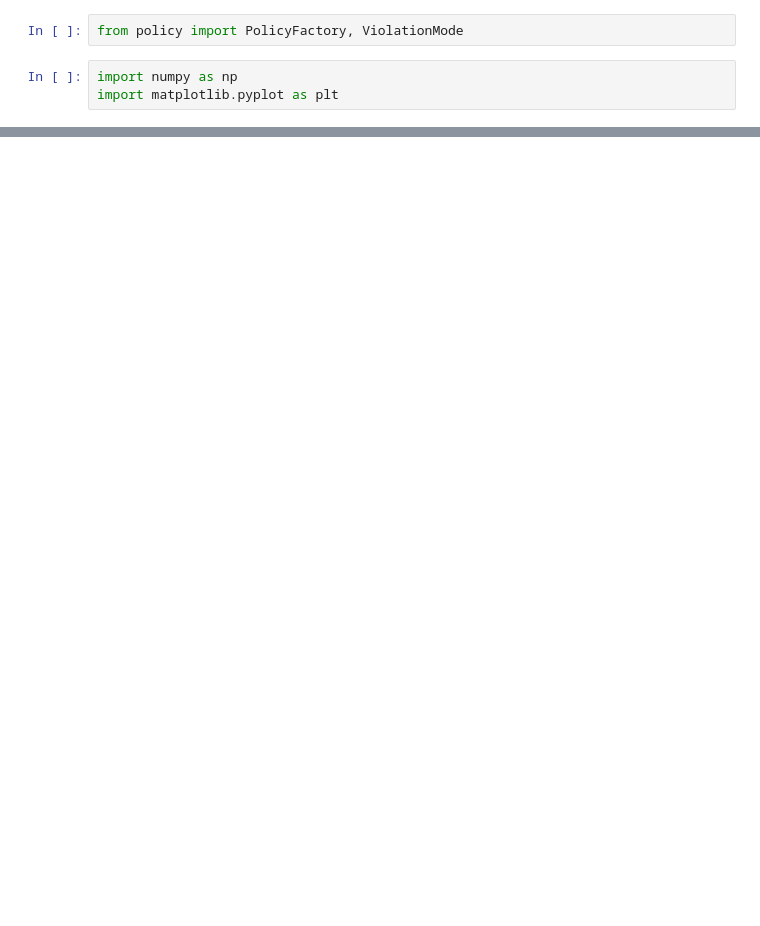
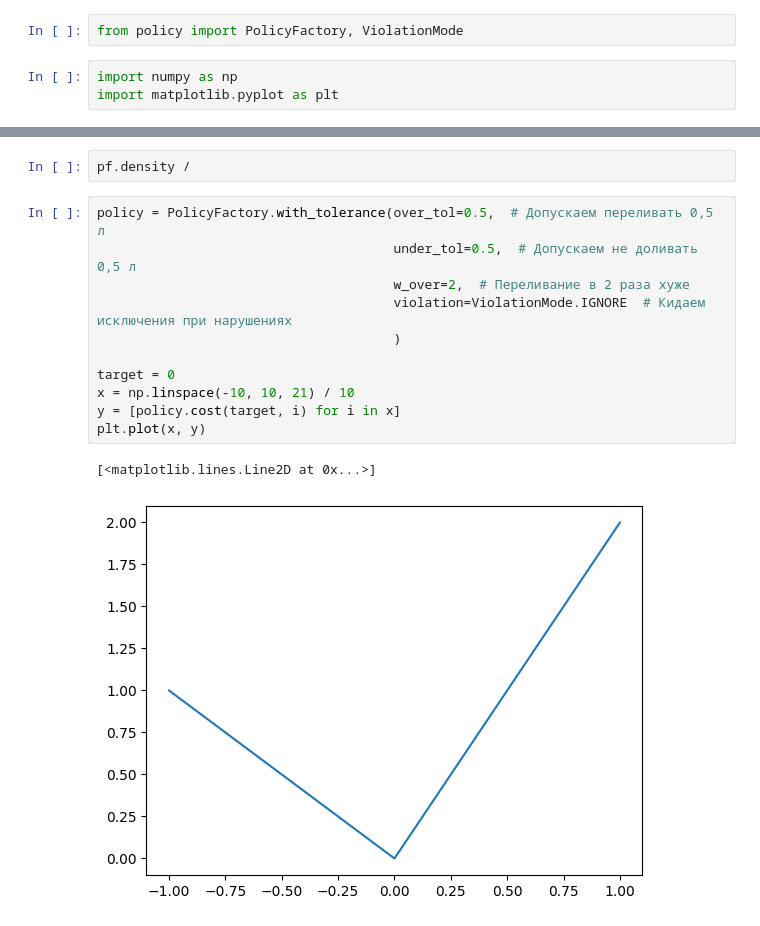
Before and after one commit to nodax-hub/Simulate, a Jupyter notebook: copmensate.ipynb, the cells around one changed output, grey strips where cells are left out. Saved outputs shown, nothing was run; the diff lists cells and outputs as text; blank space fills up the shorter version.

```diff
--- a/copmensate.ipynb
+++ b/copmensate.ipynb
@@ -42,0 +102,16 @@ np.float64(0.0)
+# %%
+pf.density /
+# %%
+policy = PolicyFactory.with_tolerance(over_tol=0.5,  # Допускаем переливать 0,5 л
+                                      under_tol=0.5,  # Допускаем не доливать 0,5 л
+                                      w_over=2,  # Переливание в 2 раза хуже
+                                      violation=ViolationMode.IGNORE  # Кидаем исключения при нарушениях
+                                      )
+
+target = 0
+x = np.linspace(-10, 10, 21) / 10
+y = [policy.cost(target, i) for i in x]
+plt.plot(x, y)
+# %% [output]
+[<matplotlib.lines.Line2D at 0x...>]
+[figure, added]
```
Also changed, not shown: parts of 6 cells of this notebook, 2 other files.
